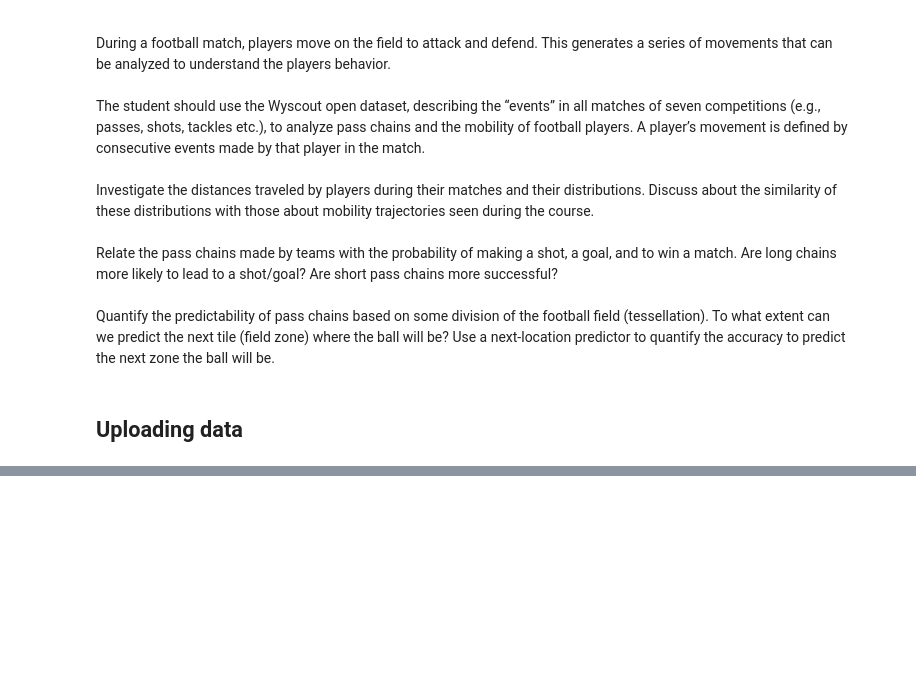
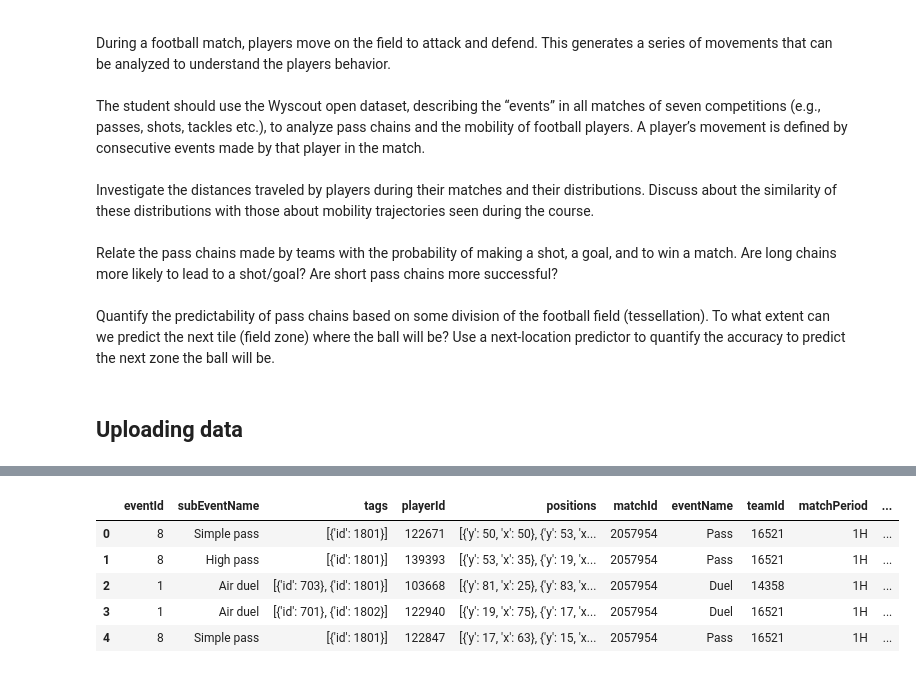
Before and after one commit to PasqualeEsposito/Geospatial_Analytics, a Jupyter notebook: analysis.ipynb, the cells around one changed output, grey strips where cells are left out. Cells and saved outputs as stored; diff of their text form; code cells hidden in the pictures; blank space fills up the shorter version.

```diff
--- a/analysis.ipynb
+++ b/analysis.ipynb
@@ -35,0 +924,9 @@ with open('./data/competitions.json') as json_data:
+# %%
+events_df.head()
+# %% [output]
+|  | eventId | subEventName | tags | playerId | positions | matchId | eventName | teamId | matchPeriod | ... |
+| 0 | 8 | Simple pass | [{'id': 1801}] | 122671 | [{'y': 50, 'x': 50}, {'y': 53, 'x... | 2057954 | Pass | 16521 | 1H | ... |
+| 1 | 8 | High pass | [{'id': 1801}] | 139393 | [{'y': 53, 'x': 35}, {'y': 19, 'x... | 2057954 | Pass | 16521 | 1H | ... |
+| 2 | 1 | Air duel | [{'id': 703}, {'id': 1801}] | 103668 | [{'y': 81, 'x': 25}, {'y': 83, 'x... | 2057954 | Duel | 14358 | 1H | ... |
+| 3 | 1 | Air duel | [{'id': 701}, {'id': 1802}] | 122940 | [{'y': 19, 'x': 75}, {'y': 17, 'x... | 2057954 | Duel | 16521 | 1H | ... |
+| 4 | 8 | Simple pass | [{'id': 1801}] | 122847 | [{'y': 17, 'x': 63}, {'y': 15, 'x... | 2057954 | Pass | 16521 | 1H | ... |
```
Also changed, not shown: parts of 127 cells of this notebook.
